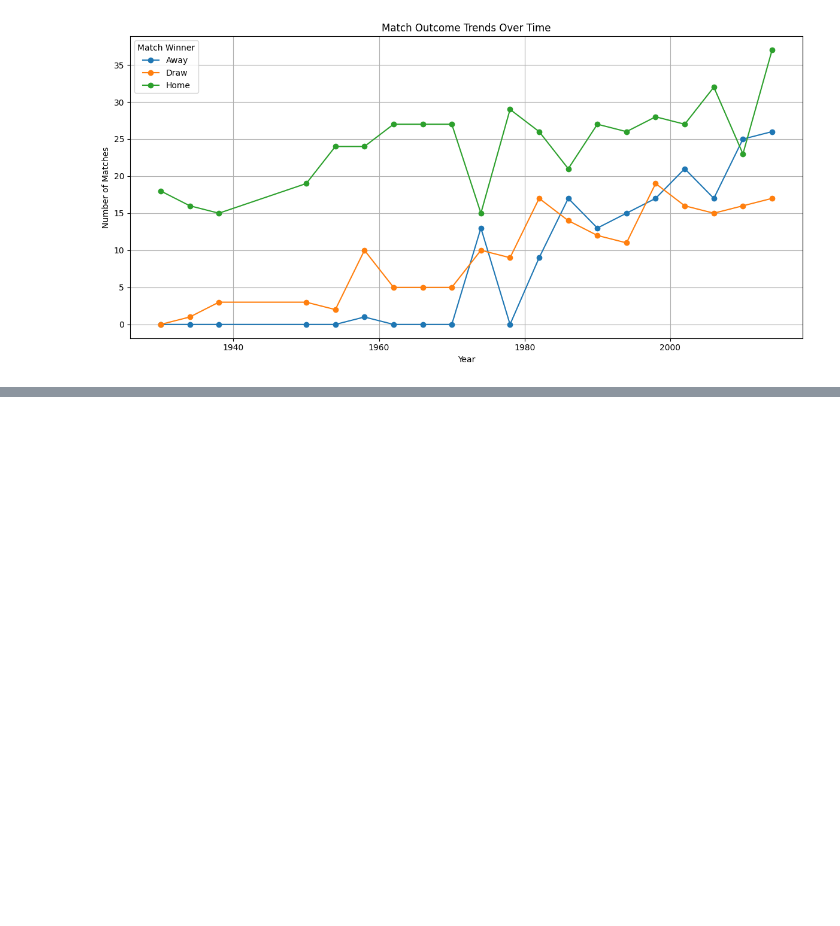
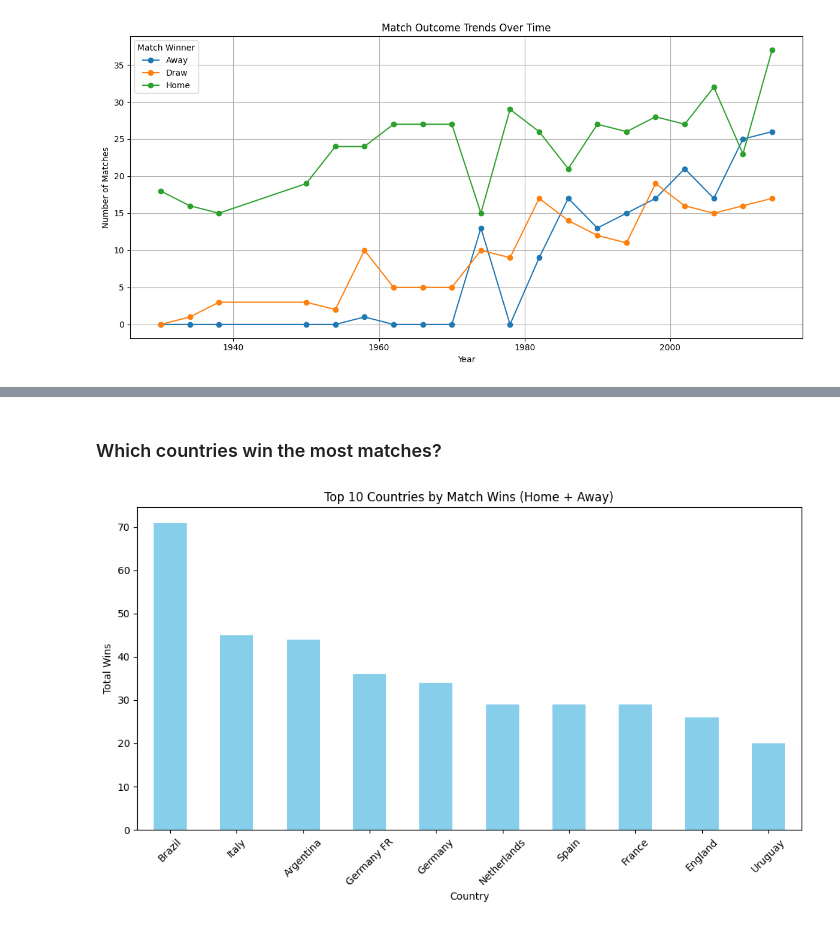
Before and after one commit to BarraHarrison/FIFA-World-Cup-Statistics, a Jupyter notebook: main.ipynb, the cells around one changed output, grey strips where cells are left out. Drawn from its saved outputs; the diff is of its cells as text; code cells hidden in the pictures; blank space fills up the shorter version.

```diff
--- a/main.ipynb
+++ b/main.ipynb
@@ -111,0 +143,16 @@ plt.show()
+# %% [markdown]
+### Which countries win the most matches?
+# %%
+home_wins = matches_df[matches_df['match_winner'] == 'Home']['Home Team Name'].value_counts()
+away_wins = matches_df[matches_df['match_winner'] == 'Away']['Away Team Name'].value_counts()
+
+total_wins = (home_wins + away_wins).sort_values(ascending=False).head(10)
+total_wins.plot(kind='bar', figsize=(10, 6), color='skyblue')
+plt.title('Top 10 Countries by Match Wins (Home + Away)')
+plt.ylabel('Total Wins')
+plt.xlabel('Country')
+plt.xticks(rotation=45)
+plt.tight_layout()
+plt.show()
+# %% [output]
+[figure, added]
```
Also changed, not shown: parts of 4 cells of this notebook.
